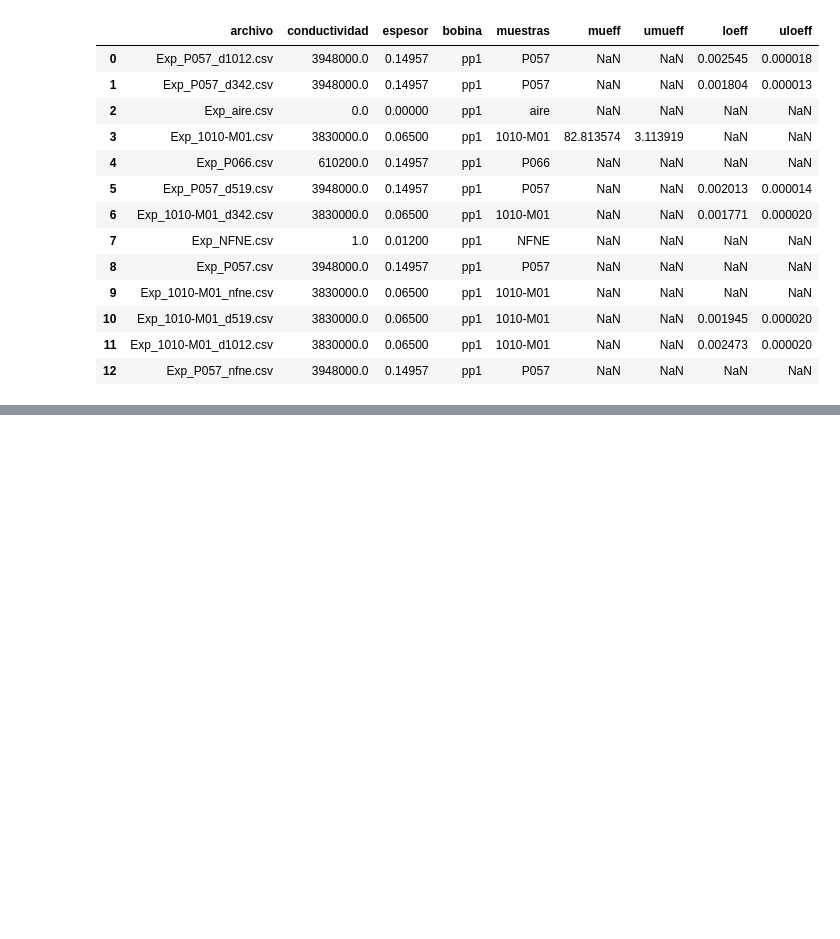
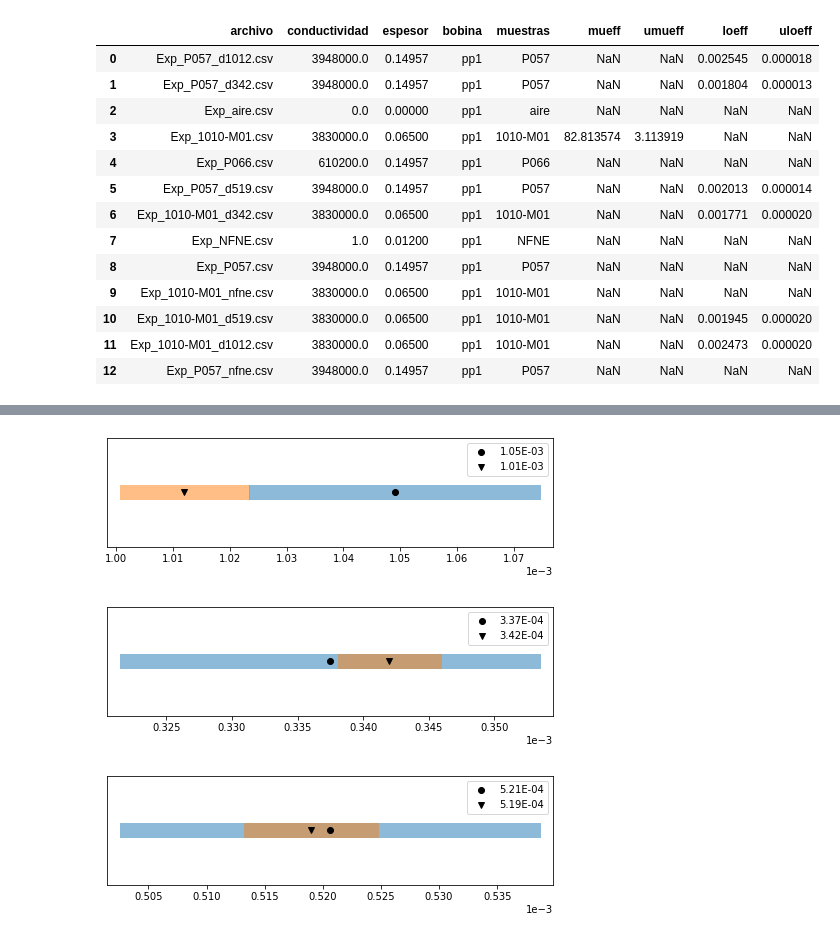
Before and after one commit to carabedo/iamend_test, a Jupyter notebook: manual.ipynb, the cells around one changed output, grey strips where cells are left out. Cells and saved outputs as stored; diff of their text form; code cells hidden in the pictures; blank space fills up the shorter version.

```diff
--- a/manual.ipynb
+++ b/manual.ipynb
@@ -126,0 +231,2 @@ exp.fitmues([12])
+# %%
+exp2.z1eff=1.44422e-3
@@ -126,0 +242,6 @@ exp.fitmues([12])
+# %%
+indice_nfne=[0,1,3]
+# %%
+exp2.info.loc[indice_nfne,'conductividad']=1.52e6
+# %%
+exp2.fitEspesorNc(indice_nfne,mur=27.09)
@@ -126,0 +256,10 @@ exp.fitmues([12])
+# %%
+deff=exp2.info.iloc[indice_nfne].loeff-exp2.z1eff
+udeff=exp2.info.iloc[indice_nfne].uloeff
+dnom=[1012e-6,342e-6,519e-6]
+udnom=np.array(dnom)/100
+ci.aux.iconf(deff.values,udeff.values,dnom,udnom)
+# %% [output]
+[figure, added]
+[figure, added]
+[figure, added]
```
Also changed, not shown: parts of 27 cells of this notebook, 12 other files.
